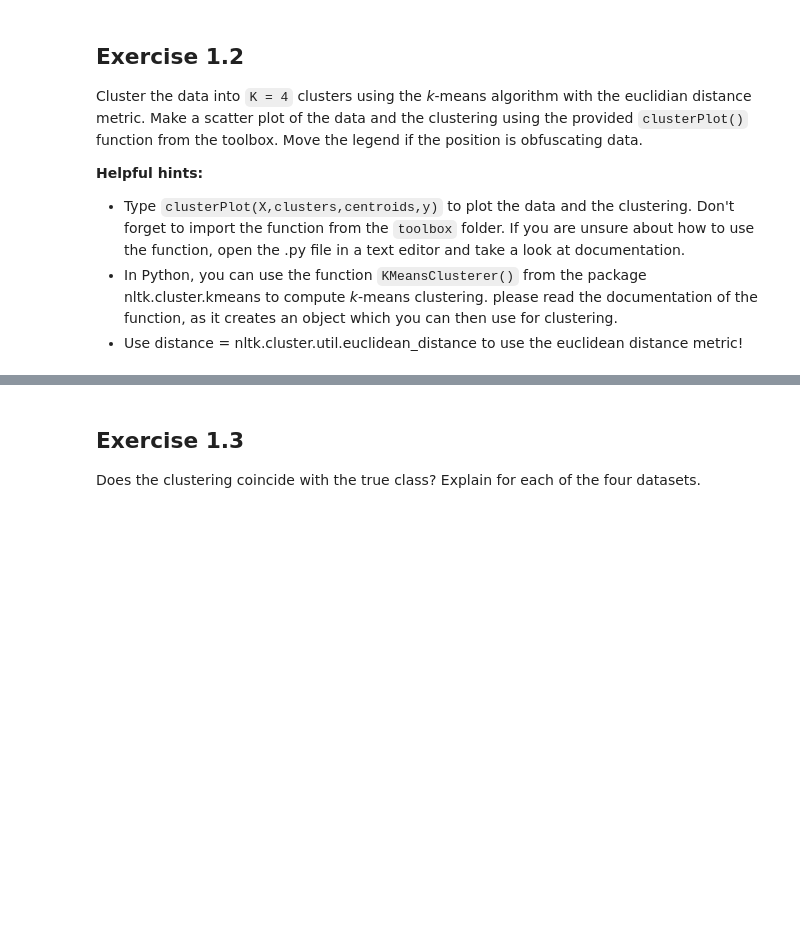
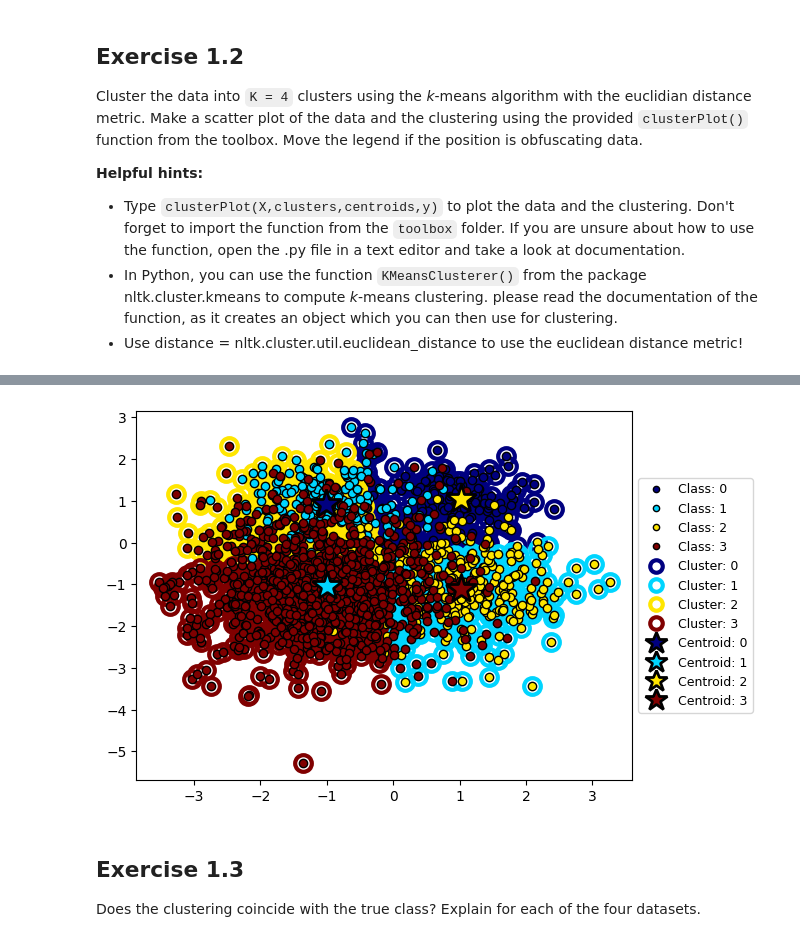
Before and after one commit to lanster42/Erasmus-Notes-25-26, a Jupyter notebook: Data mining and Machine learning/Assignment10/Assignment10_DMML.ipynb, the cells around one changed output, grey strips where cells are left out. Cells and saved outputs as stored; diff of their text form; code cells hidden in the pictures; blank space fills up the shorter version.

```diff
--- a/Data mining and Machine learning/Assignment10/Assignment10_DMML.ipynb
+++ b/Data mining and Machine learning/Assignment10/Assignment10_DMML.ipynb
@@ -45,3 +84,9 @@ raise NotImplementedError()
+# %%
+clusterer = KMeansClusterer(k, euclidean_distance)
+clusters4 = clusterer.cluster(X4, True)
+cp.clusterPlot(X4, clusters4, centroids, y4)
+# %% [output]
+[figure, added]
 # %% [markdown]
 ## Exercise 1.3
 Does the clustering coincide with the true class? Explain for each of the four datasets.
```
Also changed, not shown: parts of 16 cells of this notebook.
